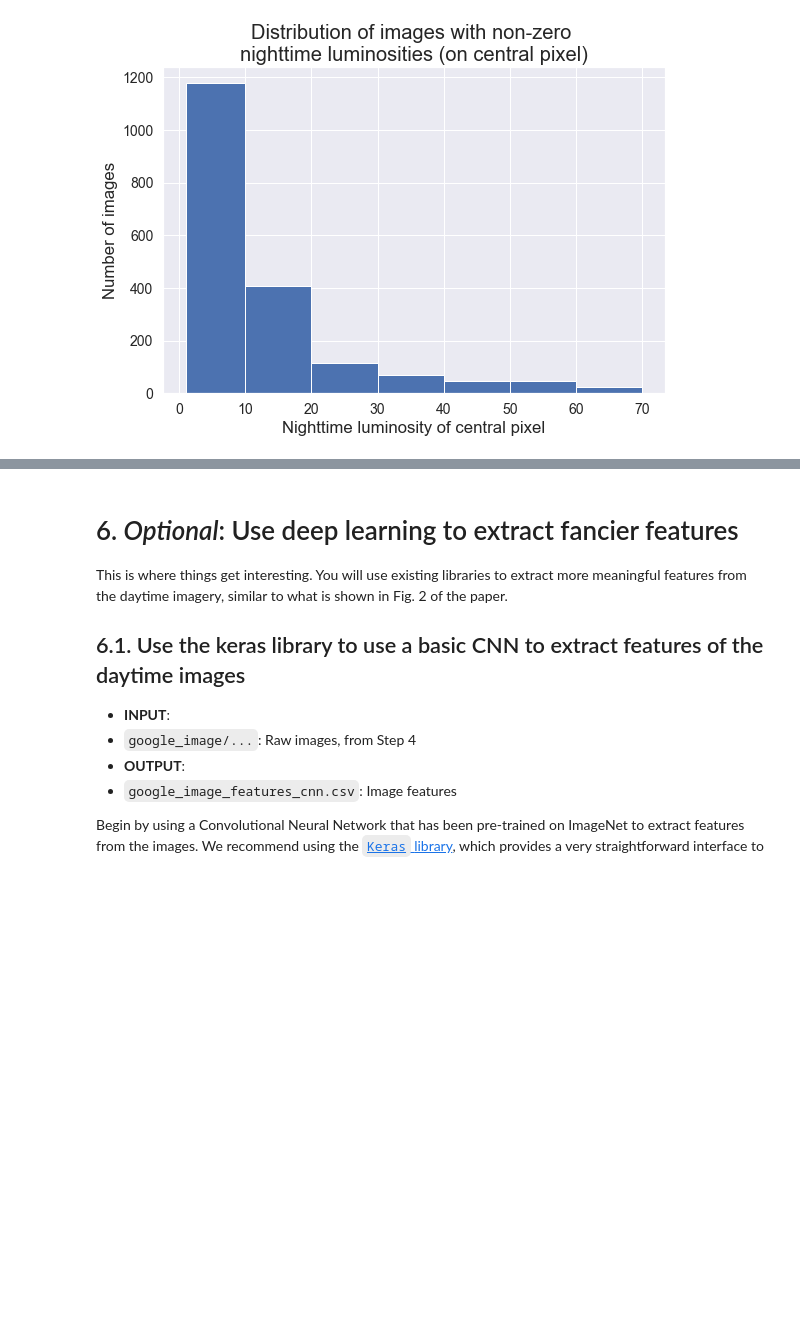
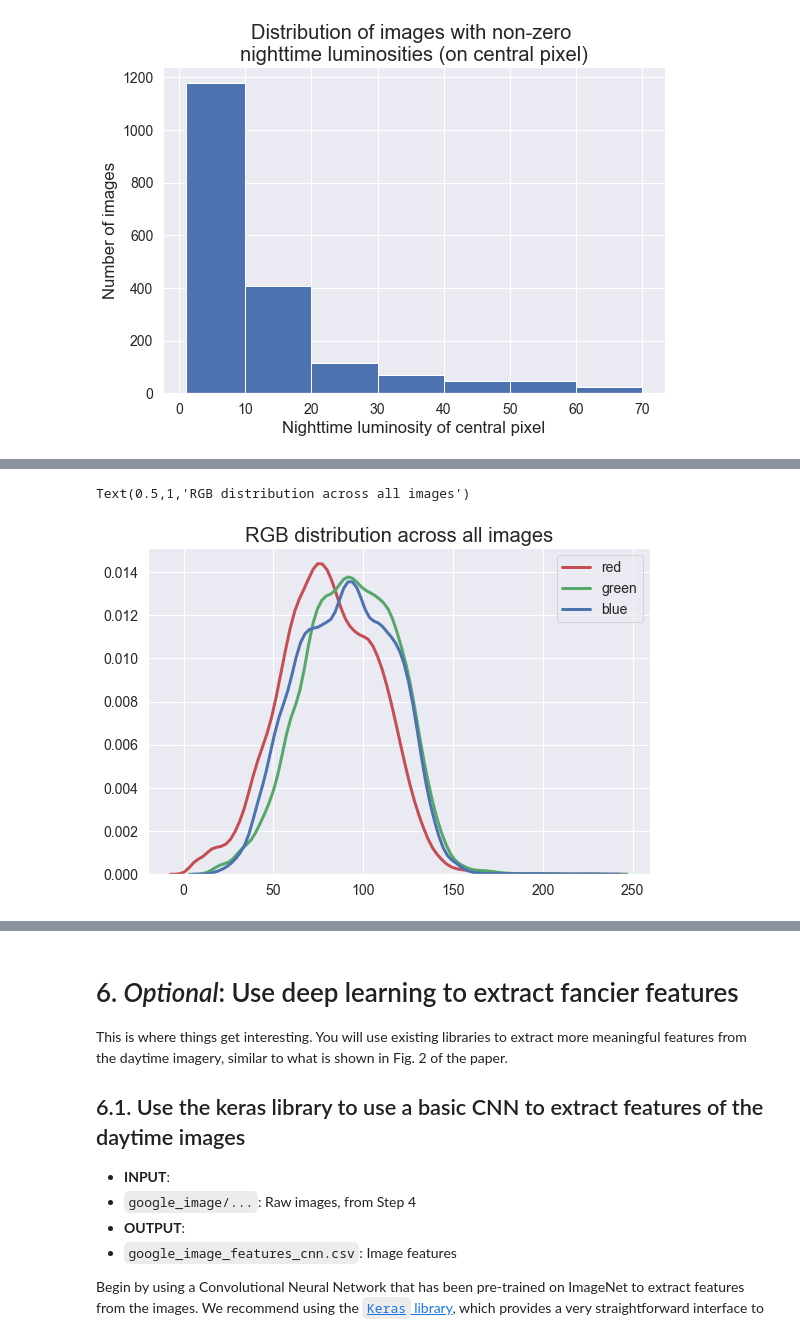
Before and after one commit to wetchler/bdd, a Jupyter notebook: PS1/BDD2019-PS1.ipynb, the cells around one changed output, grey strips where cells are left out. Drawn from its saved outputs; the diff is of its cells as text; code cells hidden in the pictures; blank space fills up the shorter version.

```diff
--- a/PS1/BDD2019-PS1.ipynb
+++ b/PS1/BDD2019-PS1.ipynb
@@ -886,0 +1008,23 @@ Feel free to be creative if you wish to generate additional features from the im
+# %%
+print("Computing RGB pixel averages for x range [%d, %d], y range [%d, %d]" % (
+    left_idx, right_idx, top_idx, bottom_idx))
+ncol = right_idx - left_idx + 1
+nrow = bottom_idx - top_idx + 1
+N = ncol * nrow
+print("%d x %d cells = %d total" % (nrow, ncol, N))
+
+start = time.time()
+i = 0
+for x in range(left_idx, right_idx + 1):
+    for y in range(top_idx, bottom_idx + 1):
+        i += 1
+        if i < len(records):
+            continue
+        if i % 100 == 0:
+            print("\nComputing image %d/%d, (%d, %d), %.0fs elapsed" % (
+                i, N, x, y, time.time() - start))
+        print i,
+        features = get_image_rgb_features(x, y)
+        features['x'] = x
+        features['y'] = y
+        records.append(features)
@@ -886,0 +1034,15 @@ Feel free to be creative if you wish to generate additional features from the im
+# %%
+df_image_rgb_features = pd.DataFrame.from_records(records)
+
+# Check for duplicates, in case starting/stopping the loop messed something up
+dups = df_image_rgb_features[df_image_rgb_features.duplicated(subset=['x', 'y'], keep=False)]
+print("Found %d duplicate record(s) - dropping them" % (len(dups) // 2))
+df_image_rgb_features = df_image_rgb_features[~df_image_rgb_features.duplicated(subset=['x', 'y'])]
+
+print("Created RGB vector of %d images" % len(df_image_rgb_features))
+
+# Move 'x' and 'y' cols to the front
+cols = df_image_rgb_features.columns
+front_cols = ['x', 'y']
+df_image_rgb_features = df_image_rgb_features[front_cols + [c for c in cols if c not in front_cols]]
+df_image_rgb_features.head()
@@ -886,0 +1060,9 @@ Feel free to be creative if you wish to generate additional features from the im
+# %%
+fig, ax = plt.subplots(1)
+sns.kdeplot(df_image_rgb_features['r_mean'], ax=ax, label='red', color=SNS_RED, linewidth=3)
+sns.kdeplot(df_image_rgb_features['g_mean'], ax=ax, label='green', color=SNS_GREEN, linewidth=3)
+sns.kdeplot(df_image_rgb_features['b_mean'], ax=ax, label='blue', color=SNS_BLUE, linewidth=3)
+ax.set_title("RGB distribution across all images")
+# %% [output]
+Text(0.5,1,'RGB distribution across all images')
+[figure, added]
```
Also changed, not shown: parts of 62 cells of this notebook.
